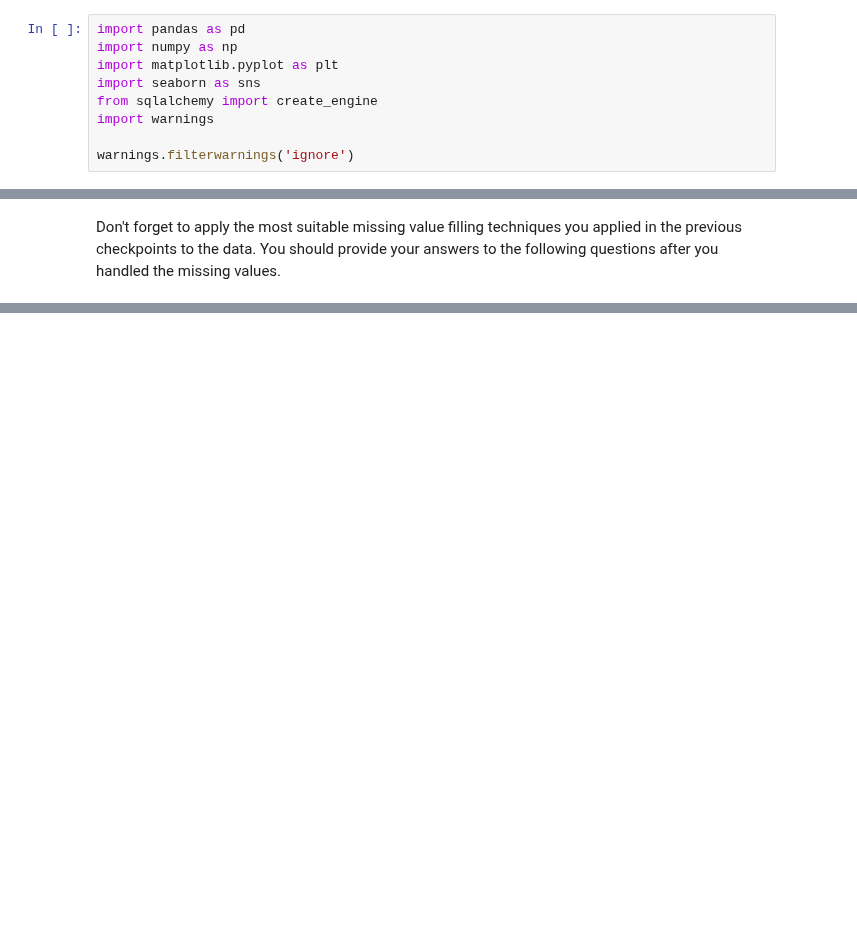
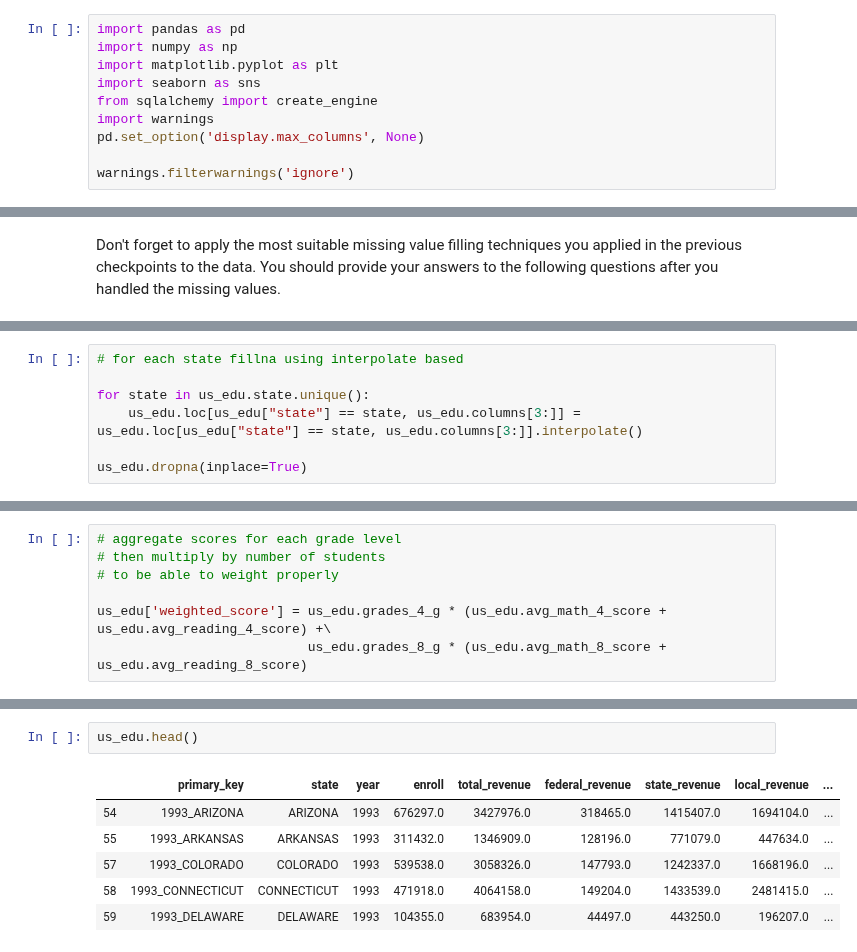
Before and after one commit to mrkjhsn/Thinkful-Exercises, a Jupyter notebook: feature_engineering_2.ipynb, the cells around one changed output, grey strips where cells are left out. Drawn from its saved outputs; the diff is of its cells as text; blank space fills up the shorter version.

```diff
--- a/feature_engineering_2.ipynb
+++ b/feature_engineering_2.ipynb
@@ -8,6 +8,7 @@ import matplotlib.pyplot as plt
 import seaborn as sns
 from sqlalchemy import create_engine
 import warnings
+pd.set_option('display.max_columns', None)
 
 warnings.filterwarnings('ignore')
 # %%
@@ -42 +76,8 @@ Don't forget to apply the most suitable missing value filling techniques you app
+# %%
+# for each state fillna using interpolate based
+
+for state in us_edu.state.unique():
+    us_edu.loc[us_edu["state"] == state, us_edu.columns[3:]] = us_edu.loc[us_edu["state"] == state, us_edu.columns[3:]].interpolate()
+
+us_edu.dropna(inplace=True)
 # %% [markdown]
@@ -43,0 +85,7 @@ Don't forget to apply the most suitable missing value filling techniques you app
+# %%
+# aggregate scores for each grade level
+# then multiply by number of students
+# to be able to weight properly
+
+us_edu['weighted_score'] = us_edu.grades_4_g * (us_edu.avg_math_4_score + us_edu.avg_reading_4_score) +\
+                           us_edu.grades_8_g * (us_edu.avg_math_8_score + us_edu.avg_reading_8_score)
@@ -43,0 +98,9 @@ Don't forget to apply the most suitable missing value filling techniques you app
+# %%
+us_edu.head()
+# %% [output]
+|  | primary_key | state | year | enroll | total_revenue | federal_revenue | state_revenue | local_revenue | ... |
+| 54 | 1993_ARIZONA | ARIZONA | 1993 | 676297.0 | 3427976.0 | 318465.0 | 1415407.0 | 1694104.0 | ... |
+| 55 | 1993_ARKANSAS | ARKANSAS | 1993 | 311432.0 | 1346909.0 | 128196.0 | 771079.0 | 447634.0 | ... |
+| 57 | 1993_COLORADO | COLORADO | 1993 | 539538.0 | 3058326.0 | 147793.0 | 1242337.0 | 1668196.0 | ... |
+| 58 | 1993_CONNECTICUT | CONNECTICUT | 1993 | 471918.0 | 4064158.0 | 149204.0 | 1433539.0 | 2481415.0 | ... |
+| 59 | 1993_DELAWARE | DELAWARE | 1993 | 104355.0 | 683954.0 | 44497.0 | 443250.0 | 196207.0 | ... |
```
Also changed, not shown: parts of 16 cells of this notebook.
